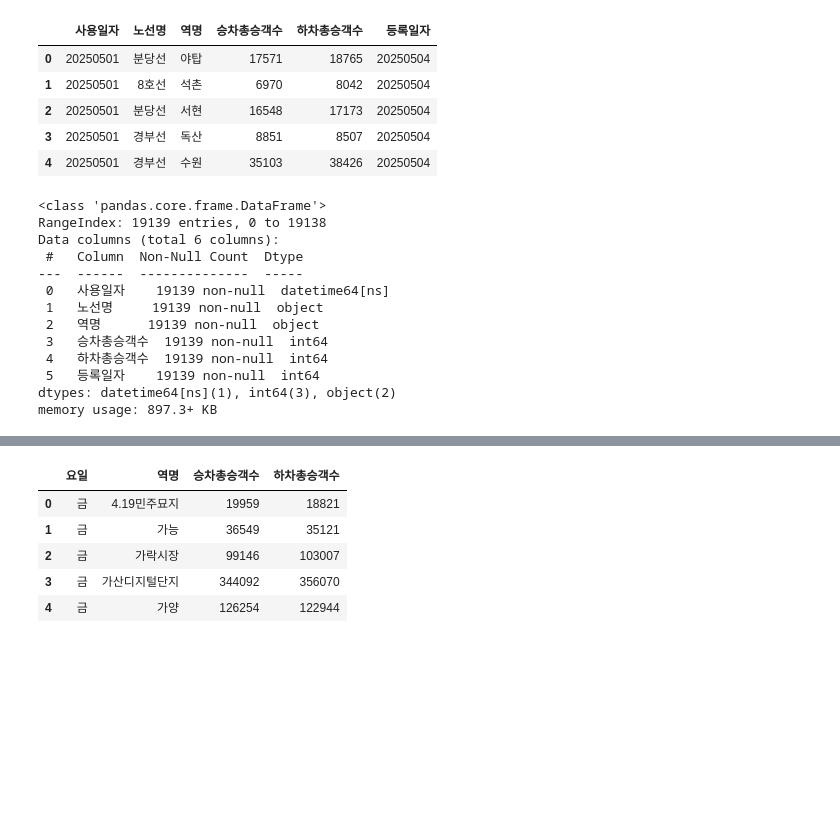
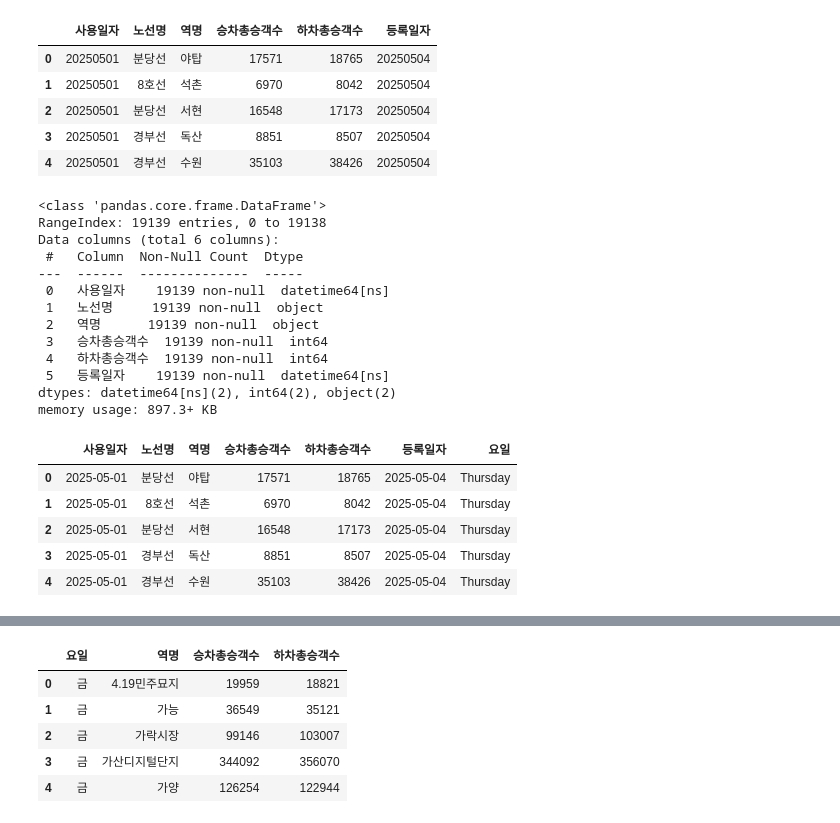
Before and after one commit to 2rlo0/hipython_rep, a Jupyter notebook: min_proj/지하철분석보고서.ipynb, the cells around one changed output, grey strips where cells are left out. Cells and saved outputs as stored; diff of their text form; code cells hidden in the pictures; blank space fills up the shorter version.

```diff
--- a/min_proj/지하철분석보고서.ipynb
+++ b/min_proj/지하철분석보고서.ipynb
@@ -35,6 +35,7 @@ memory usage: 897.3+ KB
 | 4 | 20250501 | 경부선 | 수원 | 35103 | 38426 | 20250504 |
 # %%
 df['사용일자'] = pd.to_datetime(df['사용일자'], format='%Y%m%d')
+df['등록일자'] = pd.to_datetime(df['등록일자'], format='%Y%m%d')
 df.info()
 # %% [output]
 <class 'pandas.core.frame.DataFrame'>
@@ -47,6 +48,6 @@ Data columns (total 6 columns):
  2   역명      19139 non-null  object
  3   승차총승객수  19139 non-null  int64
  4   하차총승객수  19139 non-null  int64
- 5   등록일자    19139 non-null  int64
-dtypes: datetime64[ns](1), int64(3), object(2)
+ 5   등록일자    19139 non-null  datetime64[ns]
+dtypes: datetime64[ns](2), int64(2), object(2)
 memory usage: 897.3+ KB
@@ -53,3 +56,12 @@ memory usage: 897.3+ KB
+# %%
+df.head()
+# %% [output]
+|  | 사용일자 | 노선명 | 역명 | 승차총승객수 | 하차총승객수 | 등록일자 | 요일 |
+| 0 | 2025-05-01 | 분당선 | 야탑 | 17571 | 18765 | 2025-05-04 | Thursday |
+| 1 | 2025-05-01 | 8호선 | 석촌 | 6970 | 8042 | 2025-05-04 | Thursday |
+| 2 | 2025-05-01 | 분당선 | 서현 | 16548 | 17173 | 2025-05-04 | Thursday |
+| 3 | 2025-05-01 | 경부선 | 독산 | 8851 | 8507 | 2025-05-04 | Thursday |
+| 4 | 2025-05-01 | 경부선 | 수원 | 35103 | 38426 | 2025-05-04 | Thursday |
 # %%
 요일_매핑 = {
     'Monday': '월', 'Tuesday': '화', 'Wednesday': '수',
```
Also changed, not shown: parts of 5 cells of this notebook, 1 other file.
